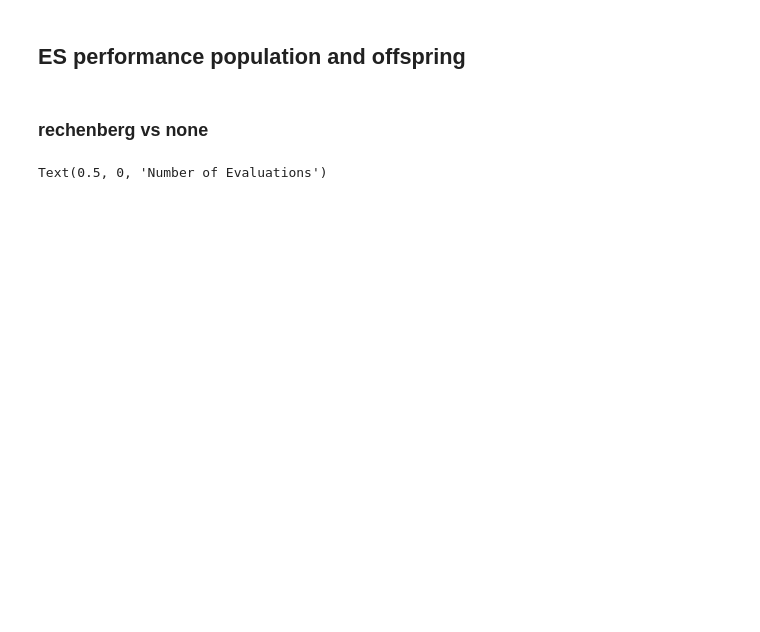
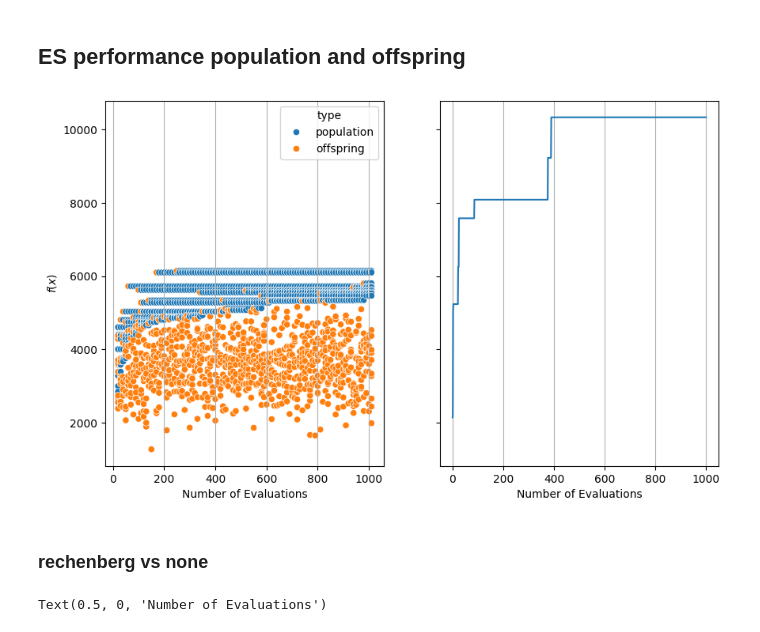
Before and after one commit to LaurinBrechter/personalized-pricing, a Jupyter notebook: results/es_results.ipynb, the cells around one changed output. Saved outputs shown, nothing was run; the diff lists cells and outputs as text; code cells hidden in the pictures; blank space fills up the shorter version.

```diff
--- a/results/es_results.ipynb
+++ b/results/es_results.ipynb
@@ -6,6 +6,10 @@ import seaborn as sns
 evolution_log = pd.read_csv("evolution_log.csv")
 event_history = pd.read_csv("event_history.csv")#.sort_values(by="event")
 price_matrix = pd.read_csv("price_matrix.csv")
+random_search_log = pd.read_csv("random_search_log.csv")
+
+# cummulative max fitness
+random_search_log['max_fitness'] = random_search_log.fitness.cummax()
 # %%
 num_customers = event_history.customer.max() + 1
 
@@ -16,31 +20,33 @@ event_history.loc[event_history.event == 'sold', 'profit'] = event_history['pric
 # %% [markdown]
 ## ES performance population and offspring
 # %%
-fig, axs = plt.subplots(1, 2, figsize=(12, 7))
+fig, axs = plt.subplots(1, 2, figsize=(10, 6), sharey=True)
 sns.scatterplot(
     x="n_evals",
     y="score",
     data=evolution_log.loc[evolution_log["run_id"] == 0],
     hue="type",
     ax=axs[0],
 )
 
 sns.lineplot(
-    x="n_evals",
-    y="mutation_strength",
-    data=evolution_log.loc[(evolution_log["type"] == "population") & (evolution_log["run_id"] == 1)],
+    x="evaluation",
+    y="max_fitness",
+    data=random_search_log,
     ax=axs[1],
 )
 
 # ax.legend()
 axs[0].set_ylabel("$f(x)$")
 axs[0].grid(axis="x")
 axs[1].grid(axis="x")
 axs[0].set_xlabel("Number of Evaluations")
 axs[1].set_xlabel("Number of Evaluations")
 
 axs[1].set_ylabel("Mutation Strength $\sigma_t$")
 plt.show()
+# %% [output]
+[figure, added]
 # %% [markdown]
 ### rechenberg vs none
 # %%
```
Also changed, not shown: parts of 2 cells of this notebook, 10 other files.
